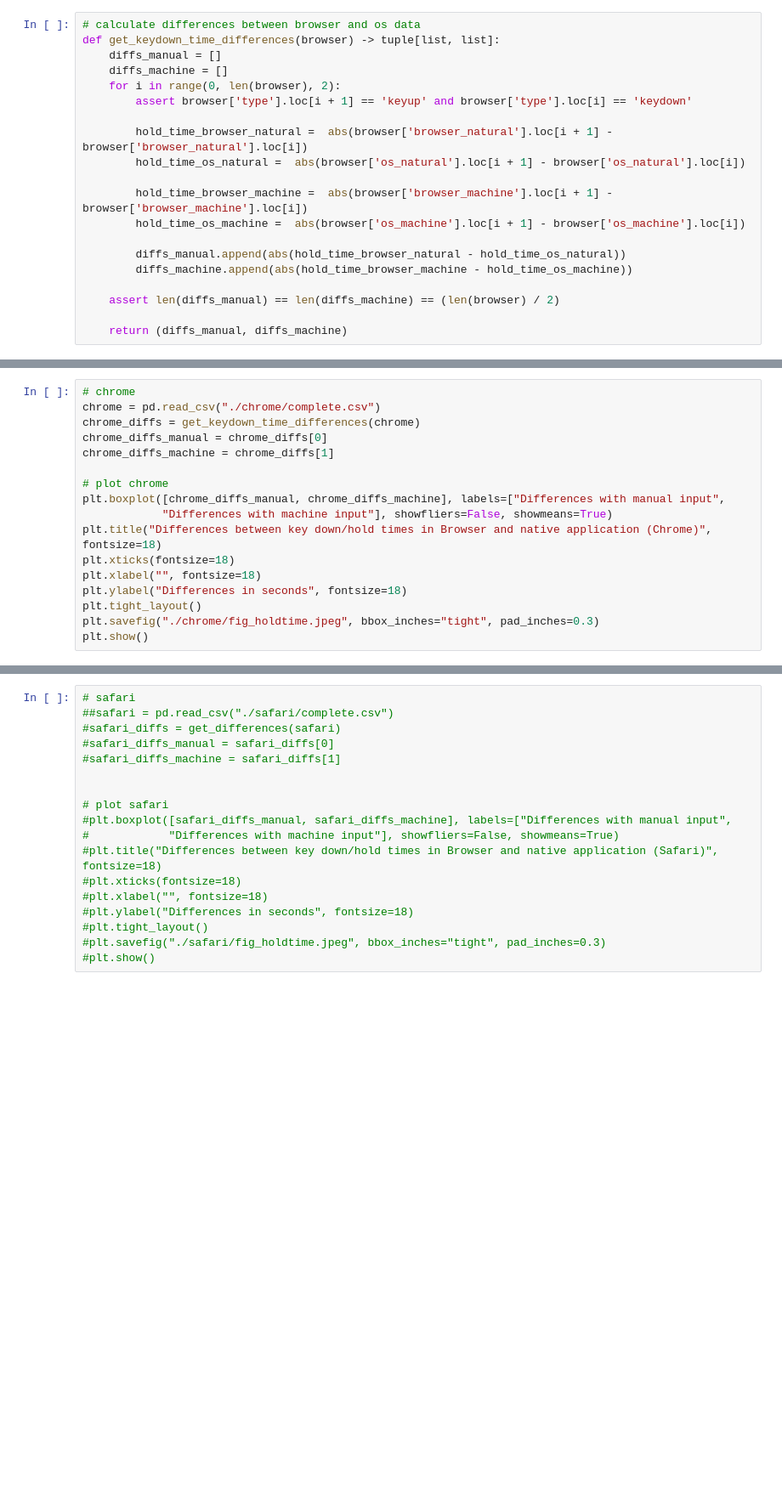
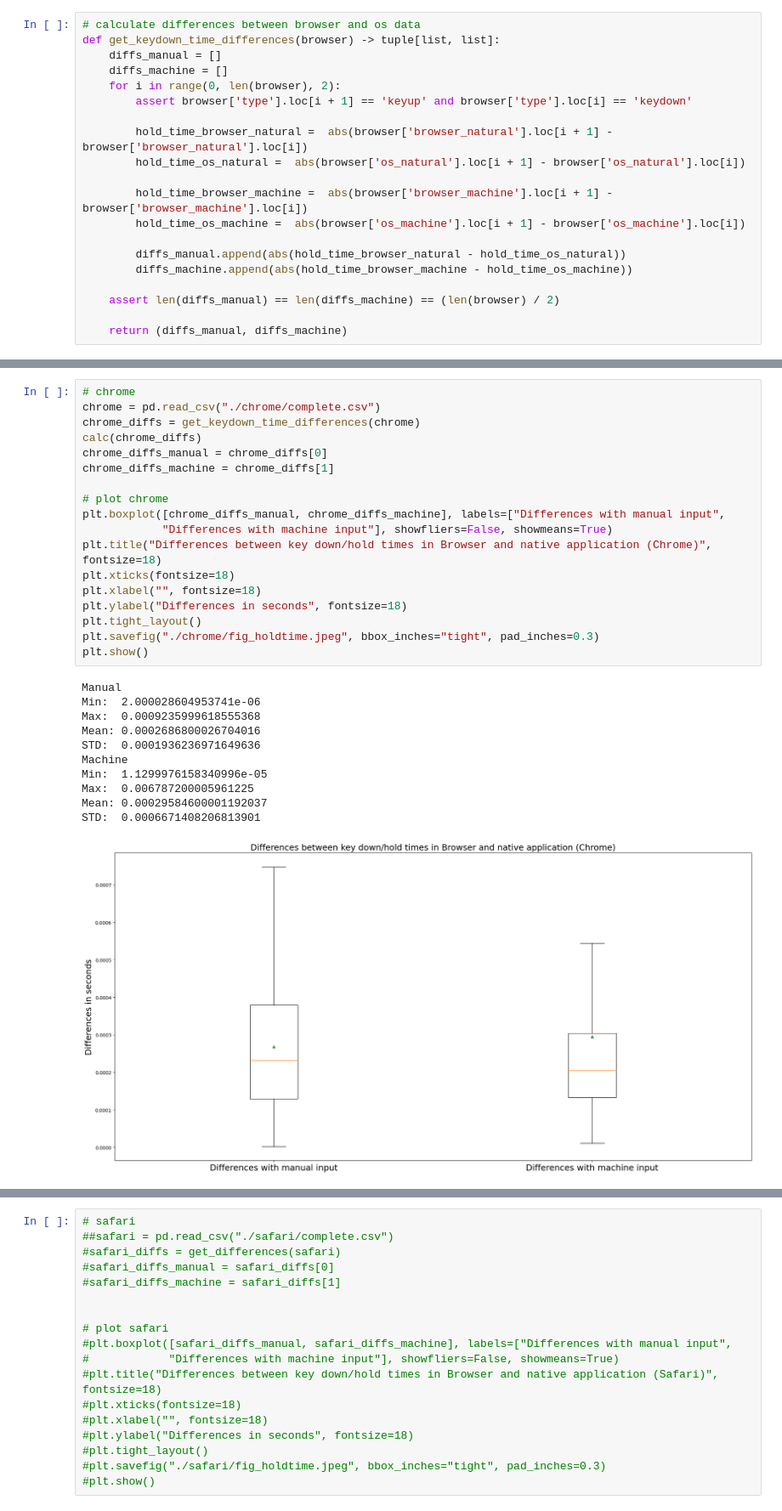
Before and after one commit to wutterfly/browser-timer-results, a Jupyter notebook: browser_extended/analysis_holdtime.ipynb, the cells around one changed output, grey strips where cells are left out. Shown at 85% size. Drawn from its saved outputs; the diff is of its cells as text; blank space fills up the shorter version.

```diff
--- a/browser_extended/analysis_holdtime.ipynb
+++ b/browser_extended/analysis_holdtime.ipynb
@@ -80,20 +135,33 @@ plt.show()
 # %%
 # chrome
 chrome = pd.read_csv("./chrome/complete.csv")
 chrome_diffs = get_keydown_time_differences(chrome)
+calc(chrome_diffs)
 chrome_diffs_manual = chrome_diffs[0]
 chrome_diffs_machine = chrome_diffs[1]
 
 # plot chrome
 plt.boxplot([chrome_diffs_manual, chrome_diffs_machine], labels=["Differences with manual input",
             "Differences with machine input"], showfliers=False, showmeans=True)
 plt.title("Differences between key down/hold times in Browser and native application (Chrome)", fontsize=18)
 plt.xticks(fontsize=18)
 plt.xlabel("", fontsize=18)
 plt.ylabel("Differences in seconds", fontsize=18)
 plt.tight_layout()
 plt.savefig("./chrome/fig_holdtime.jpeg", bbox_inches="tight", pad_inches=0.3)
 plt.show()
+# %% [output]
+Manual
+Min:  2.000028604953741e-06
+Max:  0.0009235999618555368
+Mean: 0.0002686800026704016
+STD:  0.0001936236971649636
+Machine
+Min:  1.1299976158340996e-05
+Max:  0.006787200005961225
+Mean: 0.00029584600001192037
+STD:  0.0006671408206813901
+[figure, added]
 # %%
 # chromium
 chromium = pd.read_csv("./chromium/complete.csv")
```
Also changed, not shown: parts of 7 cells of this notebook, 17 other files.
